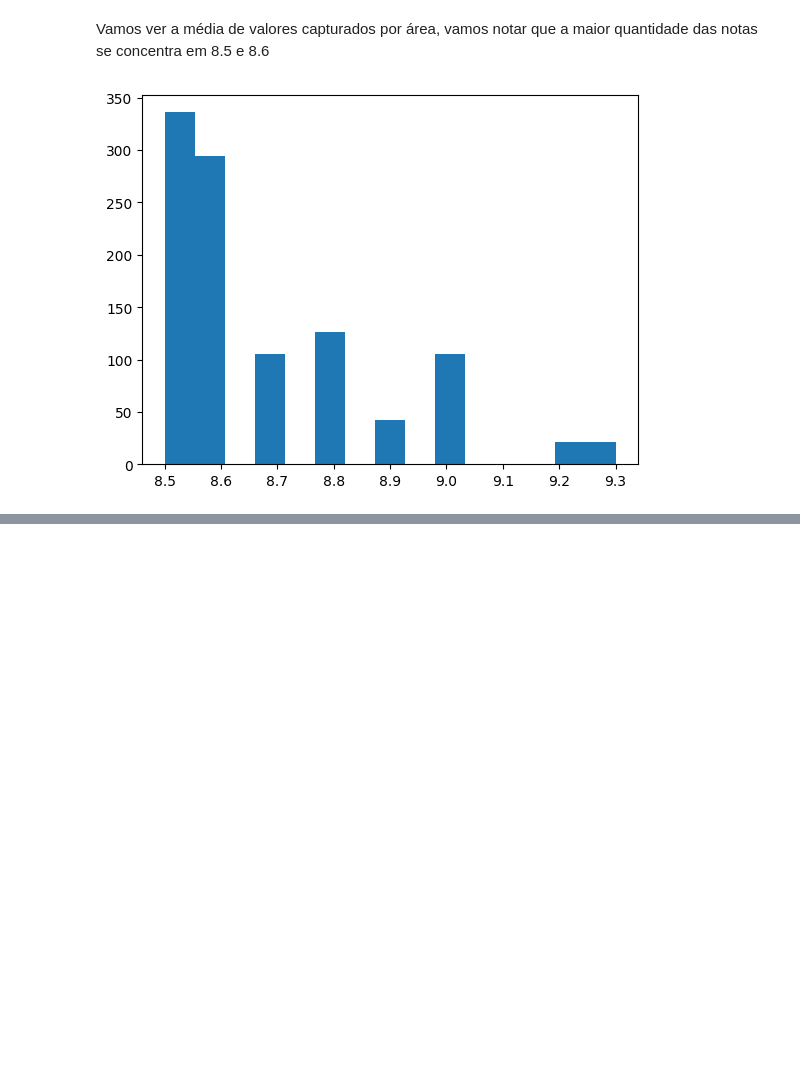
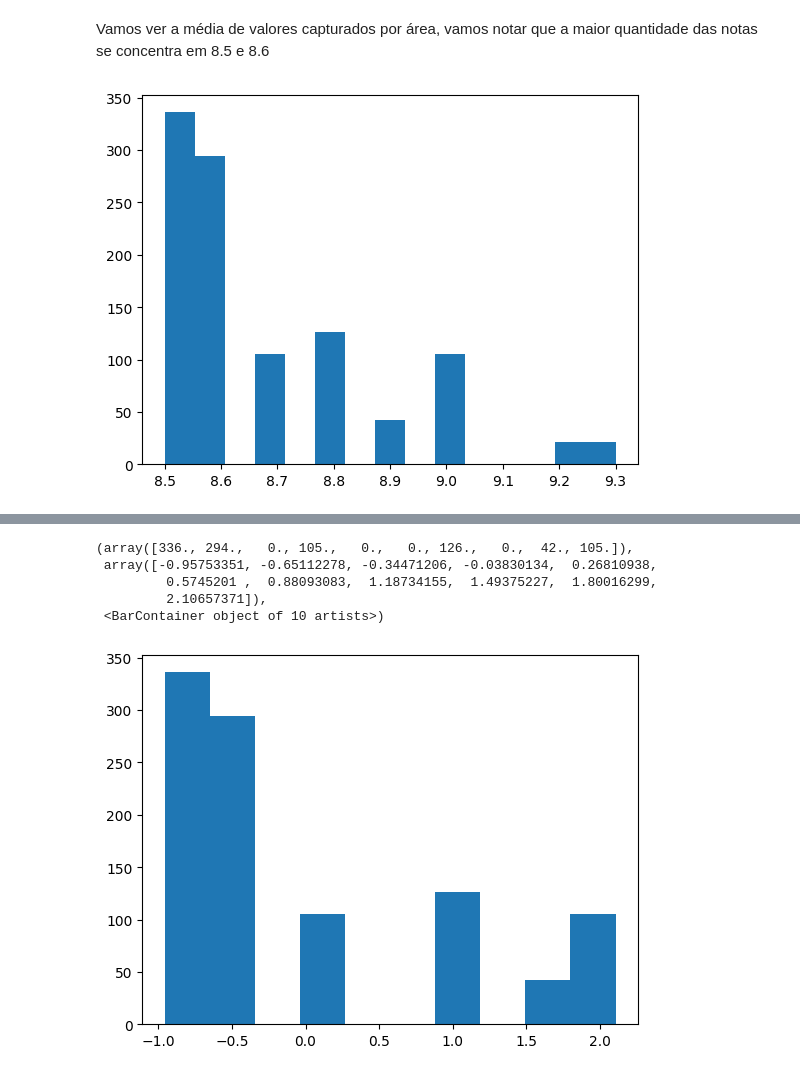
Before and after one commit to petrolau/ciencia-de-dados, a Jupyter notebook: Scrapper/Analysis.ipynb, the cells around one changed output, grey strips where cells are left out. Saved outputs shown, nothing was run; the diff lists cells and outputs as text; code cells hidden in the pictures; blank space fills up the shorter version.

```diff
--- a/Scrapper/Analysis.ipynb
+++ b/Scrapper/Analysis.ipynb
@@ -82 +123,12 @@ plt.show()
+# %%
+# Gráfico limitado ao zscore. -> Quão longe está da média?
+df_limited_imdb_zscore = stats.zscore(df_limited_imdb['Movie Rating'])
+plt.hist(df_limited_imdb_zscore)
+# %% [output]
+(array([336., 294.,   0., 105.,   0.,   0., 126.,   0.,  42., 105.]),
+ array([-0.95753351, -0.65112278, -0.34471206, -0.03830134,  0.26810938,
+         0.5745201 ,  0.88093083,  1.18734155,  1.49375227,  1.80016299,
+         2.10657371]),
+ <BarContainer object of 10 artists>)
+[figure, added]
 # %%
```
Also changed, not shown: parts of 34 cells of this notebook.
